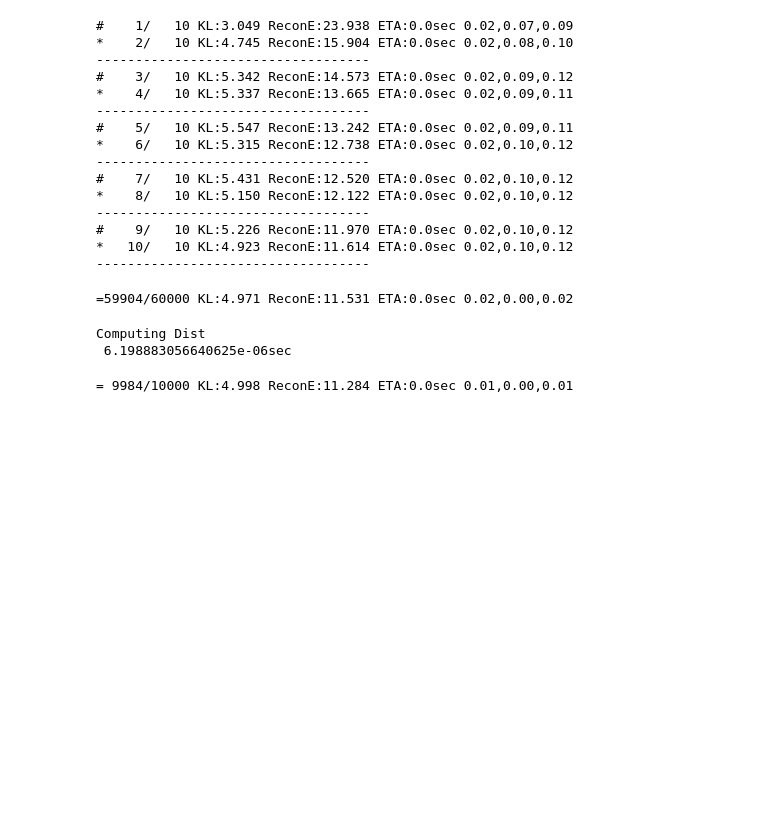
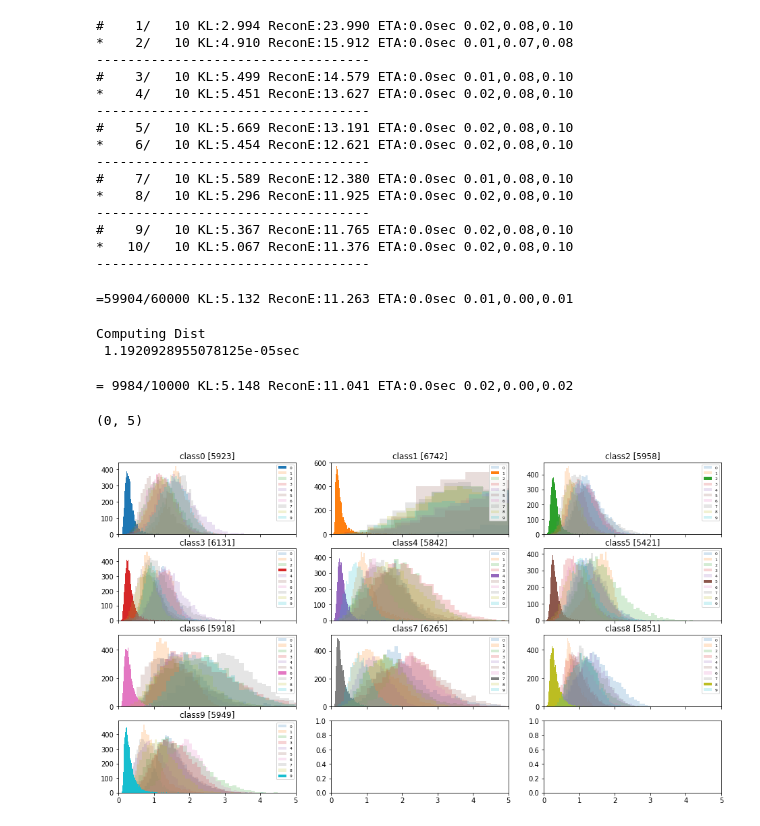
Before and after one commit to yygr/datascience_utility, a Jupyter notebook: notebook/Mnist classifier with VAE+Mahalanobis.ipynb, the cells around one changed output. Cells and saved outputs as stored; diff of their text form; code cells hidden in the pictures; blank space fills up the shorter version.

```diff
--- a/notebook/Mnist classifier with VAE+Mahalanobis.ipynb
+++ b/notebook/Mnist classifier with VAE+Mahalanobis.ipynb
@@ -12,6 +13,6 @@ from time import time
 # %%
 #データロードと設定
-data = np.load('../data/mnist.npy')
+data = np.load('../data/mnist.npy', allow_pickle=True)
 y_train = data[0][0]
 x_train = data[0][1].astype('float32')/255.
 y_test = data[1][0]
@@ -20,7 +21,7 @@ x_train = x_train.reshape(-1, 28*28)
 x_test = x_test.reshape(-1, 28*28)
 # %%
 random.seed(10) #擬似乱数シード固定
-latent_dim = 10 #潜在変数空間の次元数
+latent_dim = 12 #潜在変数空間の次元数
 epoch = 10 #学習エポック数
 batch_size = 256 #バッチサイズ
 opt = rm.Adam() #勾配最適化関数
@@ -30,26 +31,26 @@ ae = network((batch_size, 28*28), epoch=epoch, latent_dim=latent_dim)
 # 学習 （学習カーブ等はnotebook/result/内に保存、潜在変数次元が3以上は潜在変数空間をスナップショットとらない設定）
 ae.train(opt, x_train, x_test, y_train, y_test)
 # %% [output]
-#    1/   10 KL:3.049 ReconE:23.938 ETA:0.0sec 0.02,0.07,0.09
-*    2/   10 KL:4.745 ReconE:15.904 ETA:0.0sec 0.02,0.08,0.10
+#    1/   10 KL:2.994 ReconE:23.990 ETA:0.0sec 0.02,0.08,0.10
+*    2/   10 KL:4.910 ReconE:15.912 ETA:0.0sec 0.01,0.07,0.08
 -----------------------------------
-#    3/   10 KL:5.342 ReconE:14.573 ETA:0.0sec 0.02,0.09,0.12
-*    4/   10 KL:5.337 ReconE:13.665 ETA:0.0sec 0.02,0.09,0.11
+#    3/   10 KL:5.499 ReconE:14.579 ETA:0.0sec 0.01,0.08,0.10
+*    4/   10 KL:5.451 ReconE:13.627 ETA:0.0sec 0.02,0.08,0.10
 -----------------------------------
-#    5/   10 KL:5.547 ReconE:13.242 ETA:0.0sec 0.02,0.09,0.11
-*    6/   10 KL:5.315 ReconE:12.738 ETA:0.0sec 0.02,0.10,0.12
+#    5/   10 KL:5.669 ReconE:13.191 ETA:0.0sec 0.02,0.08,0.10
+*    6/   10 KL:5.454 ReconE:12.621 ETA:0.0sec 0.02,0.08,0.10
 -----------------------------------
-#    7/   10 KL:5.431 ReconE:12.520 ETA:0.0sec 0.02,0.10,0.12
-*    8/   10 KL:5.150 ReconE:12.122 ETA:0.0sec 0.02,0.10,0.12
+#    7/   10 KL:5.589 ReconE:12.380 ETA:0.0sec 0.01,0.08,0.10
+*    8/   10 KL:5.296 ReconE:11.925 ETA:0.0sec 0.02,0.08,0.10
 -----------------------------------
-#    9/   10 KL:5.226 ReconE:11.970 ETA:0.0sec 0.02,0.10,0.12
-*   10/   10 KL:4.923 ReconE:11.614 ETA:0.0sec 0.02,0.10,0.12
+#    9/   10 KL:5.367 ReconE:11.765 ETA:0.0sec 0.02,0.08,0.10
+*   10/   10 KL:5.067 ReconE:11.376 ETA:0.0sec 0.02,0.08,0.10
 -----------------------------------
 # %%
 #学習データの推論
 _, z_train, xz_train = ae.mini_batch(opt, x_train, inference=True)
 # %% [output]
-=59904/60000 KL:4.971 ReconE:11.531 ETA:0.0sec 0.02,0.00,0.02
+=59904/60000 KL:5.132 ReconE:11.263 ETA:0.0sec 0.01,0.00,0.01
 # %%
 #推論した学習データの潜在変数ベクトルとラベルから共分散行列を計算
 f = Mahalanobis(z_train, y_train)
@@ -57,9 +58,31 @@ f = Mahalanobis(z_train, y_train)
 f.set_th(0.9998)
 # %% [output]
 Computing Dist
- 6.198883056640625e-06sec
+ 1.1920928955078125e-05sec
 # %%
 #テストデータの推論
 _, z_test, xz_test = ae.mini_batch(opt, x_test, inference=True)
 # %% [output]
-= 9984/10000 KL:4.998 ReconE:11.284 ETA:0.0sec 0.01,0.00,0.01
+= 9984/10000 KL:5.148 ReconE:11.041 ETA:0.0sec 0.02,0.00,0.02
+# %%
+x, y, z = x_train, y_train, z_train
+labels =np.unique(y)
+nr, nc = get_figratio(len(labels))
+m = []
+for i in labels:
+    idx = np.where(y==i)[0]
+    m.append(f.predict(z[idx]))
+
+fig, ax = plt.subplots(nr, nc, figsize=(16, 9), sharex=True)
+for _ax, i in zip(ax.flat, labels):
+    _ax.set_title(f'class{i} [{len(m[i])}]')
+    for j in labels:
+        a = 1 if i==j else 0.2
+        h, e = np.histogram(m[j].T[i], bins='auto')
+        fc = plt.get_cmap('tab10')(j/9)
+        _ax.bar(e[:-1], h, e[1:]-e[:-1], align='edge', fc=fc, alpha=a, label=f'{j}')
+    _ax.legend(fontsize=6, loc=1)
+_ax.set_xlim(0, 5)
+# %% [output]
+(0, 5)
+[figure, added]
```
Also changed, not shown: parts of 9 cells of this notebook, 4 other files.
